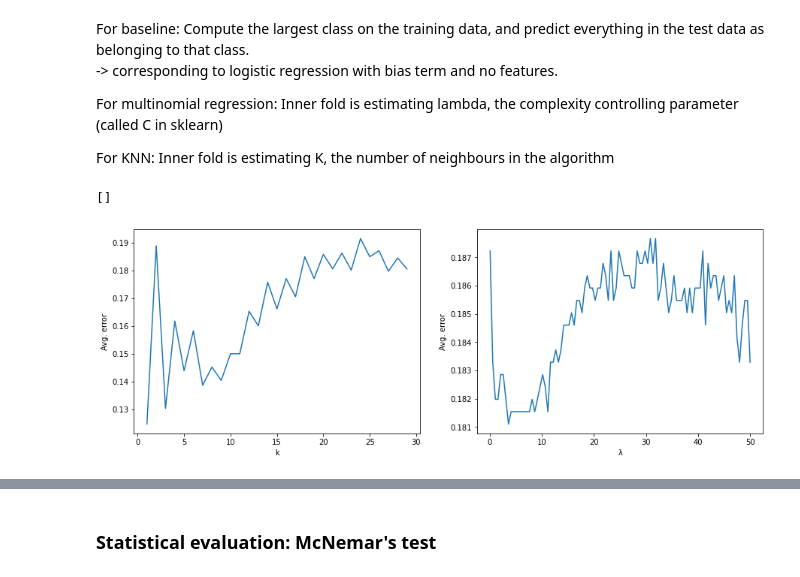
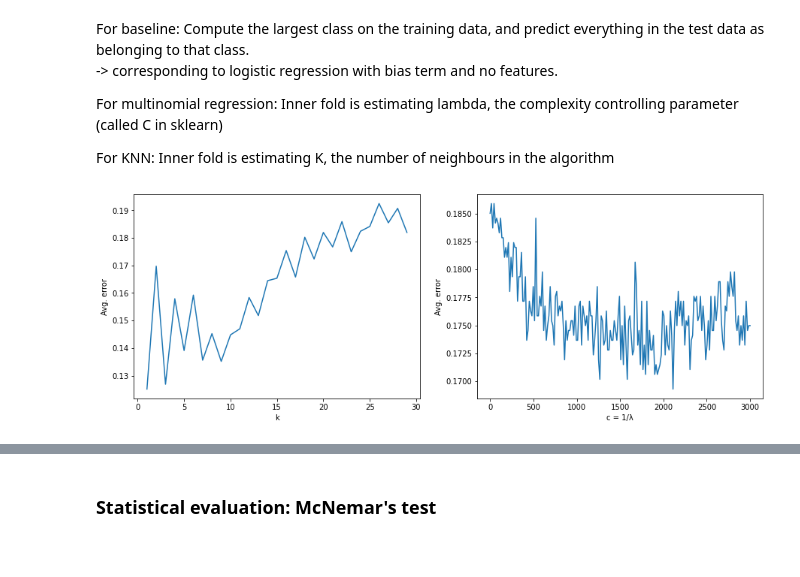
Before and after one commit to barlaug/ML_Builiding_Energy_Efficiency, a Jupyter notebook: Part 2/classification.ipynb, the cells around one changed output, grey strips where cells are left out. Cells and saved outputs as stored; diff of their text form; code cells hidden in the pictures.

Commit message:
changed lambda

```diff
--- a/Part 2/classification.ipynb
+++ b/Part 2/classification.ipynb
@@ -186,8 +186,7 @@ def two_level_cross_validation(X, y, k1, k2, p_grid_knn, p_grid_reg):
 # %%
 # Obtain some intuition on the ranges of lambda and k by plotting the average error on a given set of train-test splits as functions of lambda and k
 ks = range(1, 30)
-lambdas = np.linspace(0.1, 50, num=100)
-lambdas[0] = 0.1 # cant be equal to zero due to division by zero-error
+lambdas = np.linspace(1, 3000, num=200)
 
 n_runs = 10
 errors_knn = [[] for _ in range(n_runs)]
@@ -214,21 +213,19 @@ err_reg = np.array(errors_reg).T
 # Take averages across runs for a given k/lambda
 avg_err_knn = [e.mean() for e in err_knn]
 avg_err_reg = [e.mean() for e in err_reg]
-# %% [output]
-[]
 # %%
 # plot error for the hyperparams
 fig, (ax1, ax2) = plt.subplots(1,2, figsize=(15,5))
 ax1.plot(ks, avg_err_knn)
 ax2.plot(lambdas, avg_err_reg)
 ax1.set_xlabel("k")
 ax1.set_ylabel("Avg. error")
-ax2.set_xlabel("λ")
+ax2.set_xlabel("c = 1/λ")
 ax2.set_ylabel("Avg. error")
 plt.show()
 fig.savefig("errors_knn_reg", dpi=300)
 # %% [output]
-[figure, old version]
+[figure, new version]
 # %%
 # Number of folds in inner and outer cross validation
 k_1, k_2 = 10, 10
```
Also changed, not shown: parts of 10 cells of this notebook, 4 other files.
